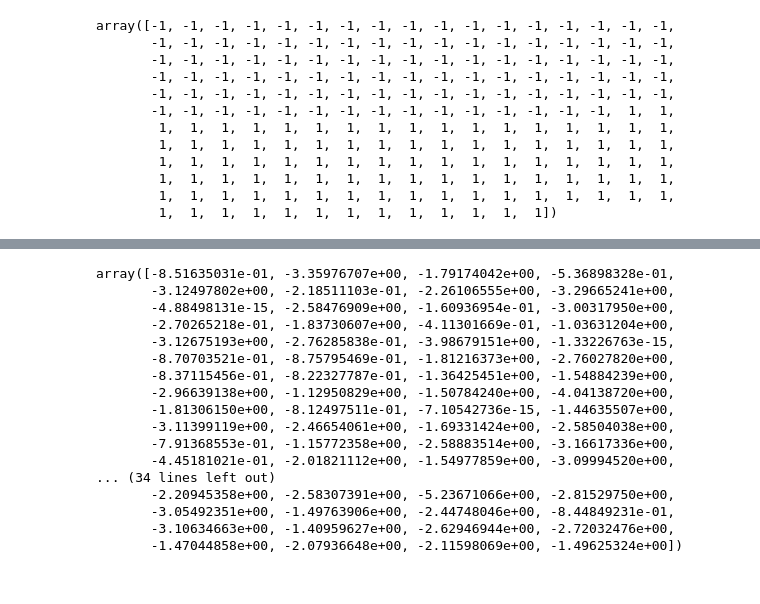
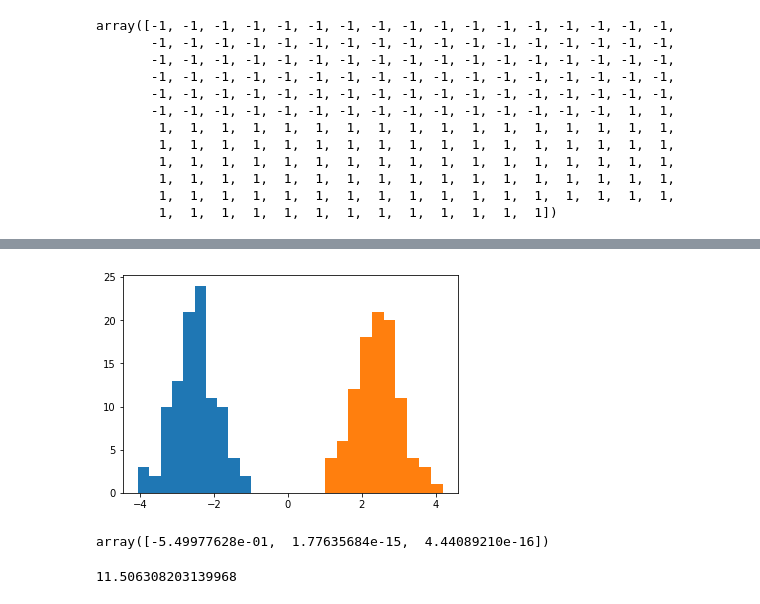
Before and after one commit to rezabonyadi/ML_mini_hyper_book, a Jupyter notebook: codes/svm_dimensionality_reduction/SVM_l1_scratch.ipynb, the cells around one changed output, grey strips where cells are left out. Saved outputs shown, nothing was run; the diff lists cells and outputs as text; code cells hidden in the pictures.

```diff
--- a/codes/svm_dimensionality_reduction/SVM_l1_scratch.ipynb
+++ b/codes/svm_dimensionality_reduction/SVM_l1_scratch.ipynb
@@ -66,7 +64,7 @@ class lp_svm():
         return 2*(x.dot(self.w)+self.b>0)-1
 # %%
 l = lp_svm()
-l.fit(x, y, lamb=.1)
+l.fit(x, y, lamb=.5)
 l.predict(x)
 # %% [output]
 array([-1, -1, -1, -1, -1, -1, -1, -1, -1, -1, -1, -1, -1, -1, -1, -1, -1,
@@ -98,20 +96,15 @@ plt.show()
-# %%
-l.A.dot(l.res.x)
-# %% [output]
-array([-8.51635031e-01, -3.35976707e+00, -1.79174042e+00, -5.36898328e-01,
-       -3.12497802e+00, -2.18511103e-01, -2.26106555e+00, -3.29665241e+00,
-       -4.88498131e-15, -2.58476909e+00, -1.60936954e-01, -3.00317950e+00,
-       -2.70265218e-01, -1.83730607e+00, -4.11301669e-01, -1.03631204e+00,
-       -3.12675193e+00, -2.76285838e-01, -3.98679151e+00, -1.33226763e-15,
-       -8.70703521e-01, -8.75795469e-01, -1.81216373e+00, -2.76027820e+00,
-       -8.37115456e-01, -8.22327787e-01, -1.36425451e+00, -1.54884239e+00,
-       -2.96639138e+00, -1.12950829e+00, -1.50784240e+00, -4.04138720e+00,
-       -1.81306150e+00, -8.12497511e-01, -7.10542736e-15, -1.44635507e+00,
-       -3.11399119e+00, -2.46654061e+00, -1.69331424e+00, -2.58504038e+00,
-       -7.91368553e-01, -1.15772358e+00, -2.58883514e+00, -3.16617336e+00,
-       -4.45181021e-01, -2.01821112e+00, -1.54977859e+00, -3.09994520e+00,
-... (34 lines left out)
-       -2.20945358e+00, -2.58307391e+00, -5.23671066e+00, -2.81529750e+00,
-       -3.05492351e+00, -1.49763906e+00, -2.44748046e+00, -8.44849231e-01,
-       -3.10634663e+00, -1.40959627e+00, -2.62946944e+00, -2.72032476e+00,
-       -1.47044858e+00, -2.07936648e+00, -2.11598069e+00, -1.49625324e+00])
+# %%
+x_svm = x.dot(l.w)+l.b
+for i in np.unique(y):
+    plt.hist(x_svm[np.where(y==i)])
+plt.show()
+# %% [output]
+[figure, added]
+# %%
+l.w
+# %% [output]
+array([-5.49977628e-01,  1.77635684e-15,  4.44089210e-16])
+# %%
+l.b
+# %% [output]
+11.506308203139968
```
Also changed, not shown: parts of 3 cells of this notebook, 31 other files.
